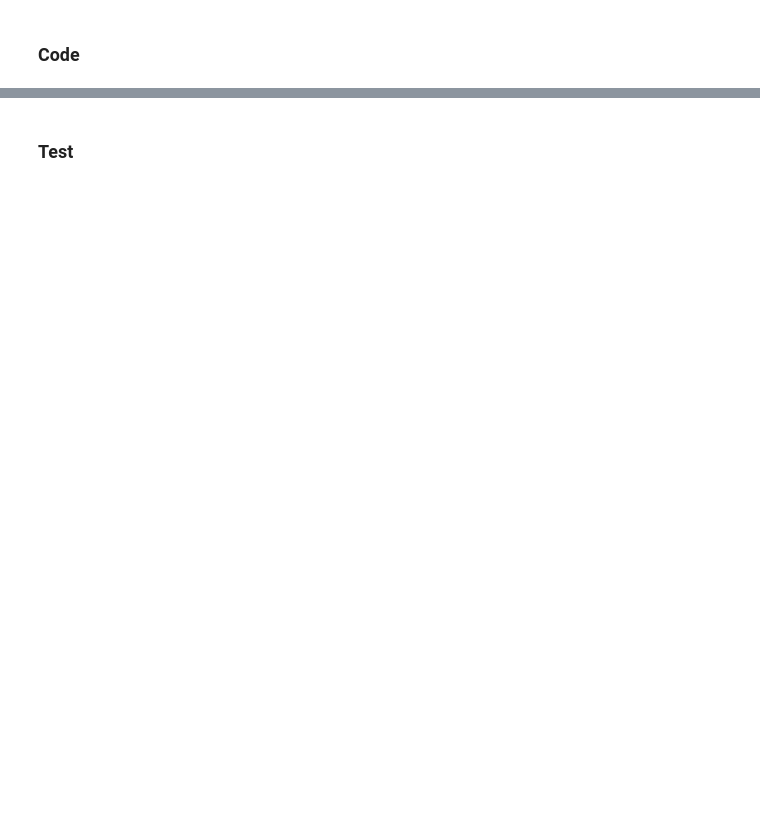
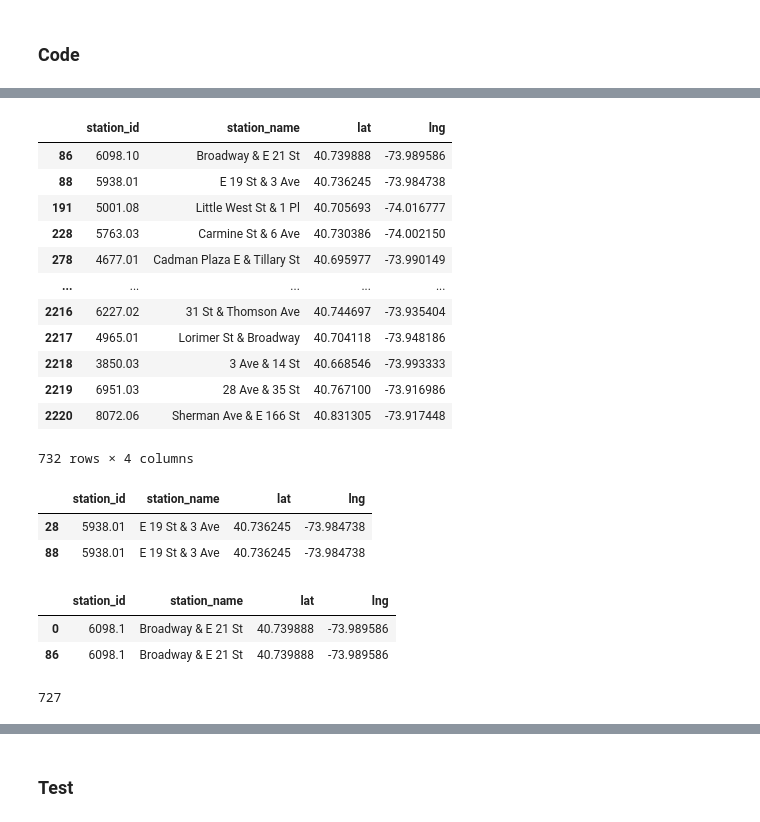
Before and after one commit to anneruhnke/bikesharing, a Jupyter notebook: bikesharing.ipynb, the cells around one changed output, grey strips where cells are left out. Cells and saved outputs as stored; diff of their text form; code cells hidden in the pictures; blank space fills up the shorter version.

Commit message:
Adjust station table

```diff
--- a/bikesharing.ipynb
+++ b/bikesharing.ipynb
@@ -340,0 +492,2 @@ station_id.lng.duplicated().sum()
+# %%
+station_id = station_id.drop_duplicates(subset='station_id')
@@ -340,0 +502,2 @@ station_id.lng.duplicated().sum()
+# %%
+station_id_location = station_id[['lat', 'lng']]
@@ -340,0 +527,7 @@ station_id.lng.duplicated().sum()
+# %%
+station_id_location_list = []
+
+for i in range(0, len(station_id_location)):
+    if station_id_location.duplicated()[i] == True:
+        station_id_location_list.append(station_id_location.lat[i])
+        station_id_location_list.append(station_id_location.lng[i])
@@ -340,0 +556,39 @@ station_id.lng.duplicated().sum()
+# %%
+station_id_duplicated = []
+
+for i in range(0, len(station_id)):
+    if station_id.station_id.duplicated()[i] == True:
+        station_id_duplicated.append(station_id.loc[i])
+# %%
+station_id_duplicated = pd.DataFrame(station_id_duplicated, columns=['station_id', 'station_name', 'lat', 'lng'])
+station_id_duplicated
+# %% [output]
+|  | station_id | station_name | lat | lng |
+| 86 | 6098.10 | Broadway & E 21 St | 40.739888 | -73.989586 |
+| 88 | 5938.01 | E 19 St & 3 Ave | 40.736245 | -73.984738 |
+| 191 | 5001.08 | Little West St & 1 Pl | 40.705693 | -74.016777 |
+| 228 | 5763.03 | Carmine St & 6 Ave | 40.730386 | -74.002150 |
+| 278 | 4677.01 | Cadman Plaza E & Tillary St | 40.695977 | -73.990149 |
+| ... | ... | ... | ... | ... |
+| 2216 | 6227.02 | 31 St & Thomson Ave | 40.744697 | -73.935404 |
+| 2217 | 4965.01 | Lorimer St & Broadway | 40.704118 | -73.948186 |
+| 2218 | 3850.03 | 3 Ave & 14 St | 40.668546 | -73.993333 |
+| 2219 | 6951.03 | 28 Ave & 35 St | 40.767100 | -73.916986 |
+| 2220 | 8072.06 | Sherman Ave & E 166 St | 40.831305 | -73.917448 |
+732 rows × 4 columns
+# %%
+station_id.query('station_id == 5938.01')
+# %% [output]
+|  | station_id | station_name | lat | lng |
+| 28 | 5938.01 | E 19 St & 3 Ave | 40.736245 | -73.984738 |
+| 88 | 5938.01 | E 19 St & 3 Ave | 40.736245 | -73.984738 |
+# %%
+station_id.query('station_name == "Broadway & E 21 St"')
+# %% [output]
+|  | station_id | station_name | lat | lng |
+| 0 | 6098.1 | Broadway & E 21 St | 40.739888 | -73.989586 |
+| 86 | 6098.1 | Broadway & E 21 St | 40.739888 | -73.989586 |
+# %%
+station_id.station_name.duplicated().sum()
+# %% [output]
+727
```
Also changed, not shown: parts of 46 cells of this notebook.
